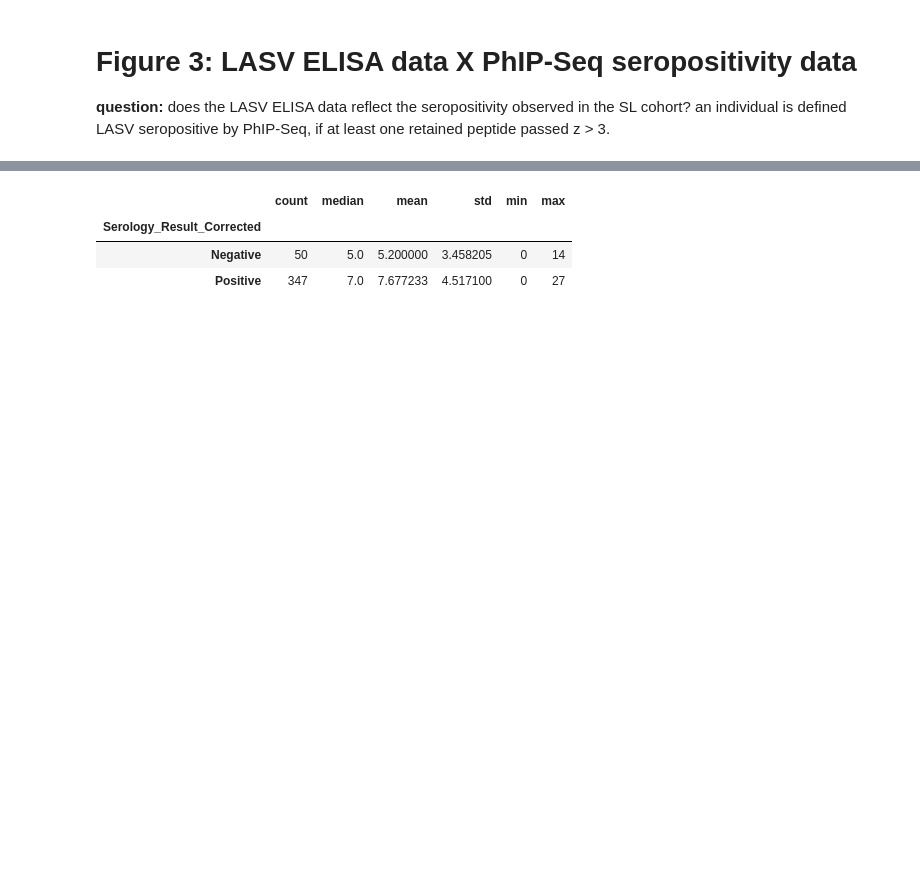
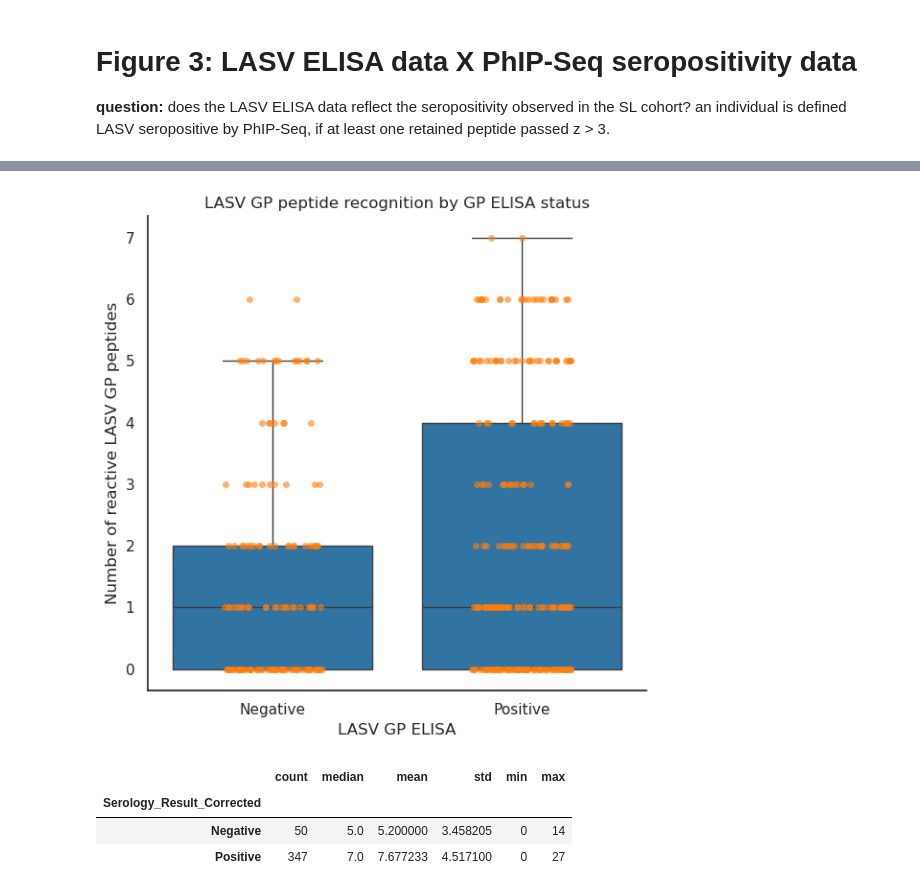
Before and after one commit to sporak577/lasv_phipseq_2026, a Jupyter notebook: Lassa_seroreactivity_paper_figures_clean_090726.ipynb, the cells around one changed output, grey strips where cells are left out. Drawn from its saved outputs; the diff is of its cells as text; code cells hidden in the pictures; blank space fills up the shorter version.

```diff
--- a/Lassa_seroreactivity_paper_figures_clean_090726.ipynb
+++ b/Lassa_seroreactivity_paper_figures_clean_090726.ipynb
@@ -2144 +2248,30 @@ lasv_seroreactive = (
+# %%
+fig, ax = plt.subplots(figsize=(6, 6))
+
+sns.boxplot(
+    data=lasv_concordance,
+    x='GP_FINAL_RESULT',
+    y='LASV_num_gp_reactive',
+    showfliers=False,
+    ax=ax
+)
+
+sns.stripplot(
+    data=lasv_concordance,
+    x='GP_FINAL_RESULT',
+    y='LASV_num_gp_reactive',
+    jitter=0.2,
+    alpha=0.6,
+    ax=ax
+)
+
+ax.set_xlabel('LASV GP ELISA')
+ax.set_ylabel('Number of reactive LASV GP peptides')
+ax.set_title('LASV GP peptide recognition by GP ELISA status')
+
+sns.despine()
+plt.tight_layout()
+plt.show()
+# %% [output]
+[figure, added]
 # %%
```
Also changed, not shown: parts of 48 cells of this notebook.
